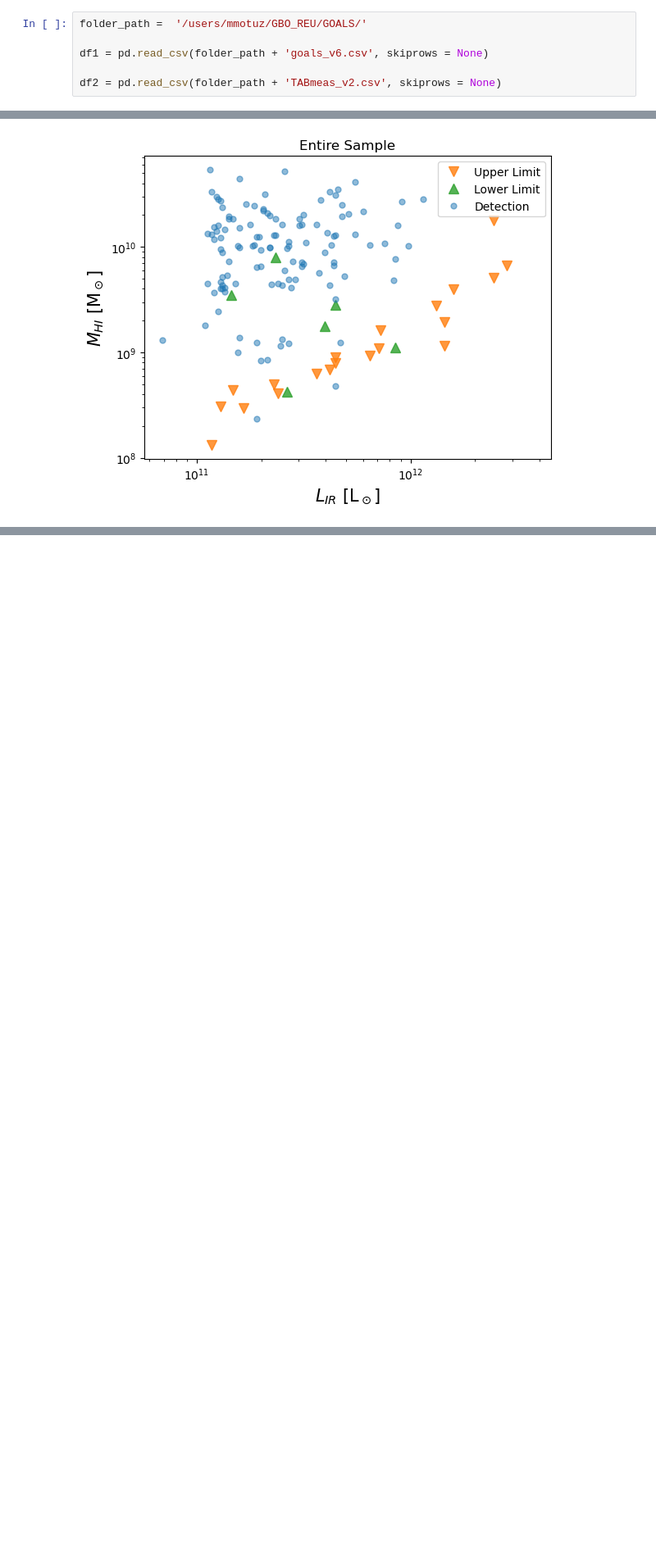
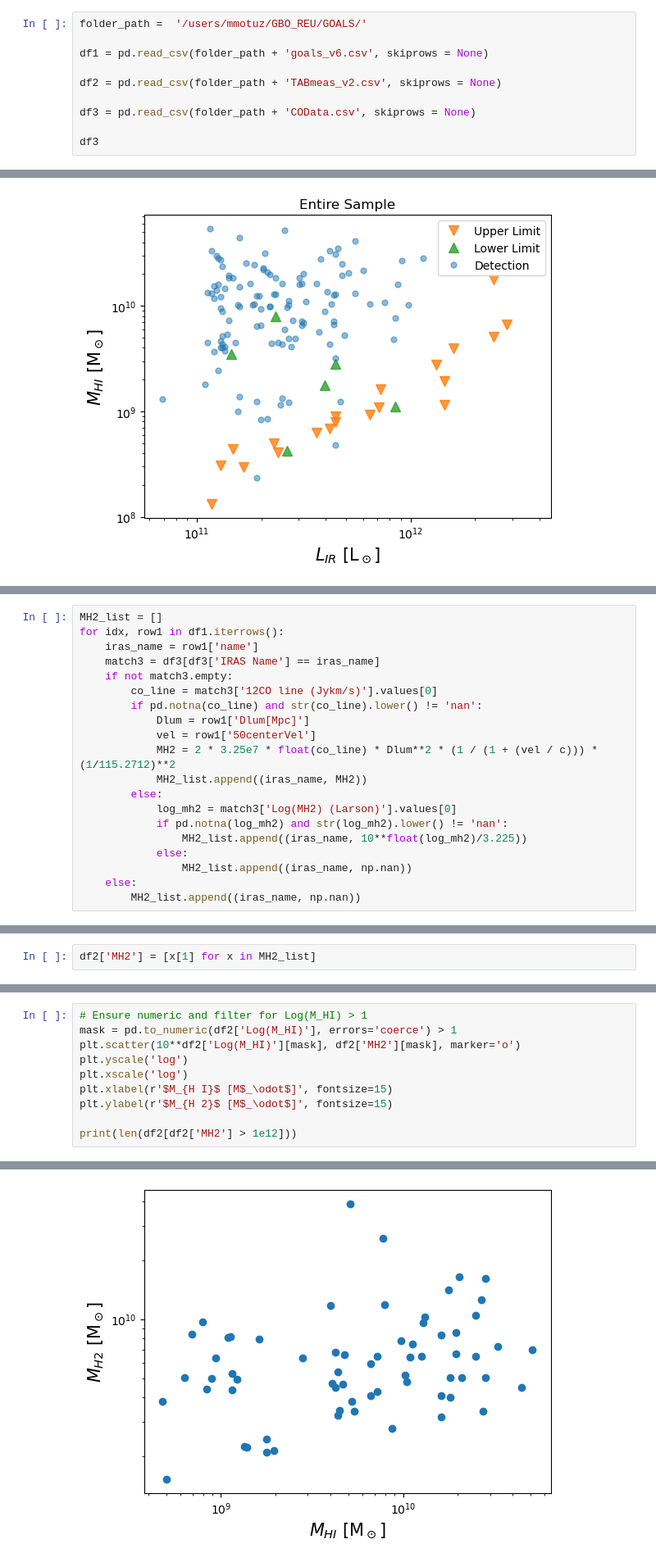
Before and after one commit to MatthewMotuz/GBO_REU, a Jupyter notebook: GOALS/GOALS_v3.ipynb, the cells around one changed output, grey strips where cells are left out. Shown at 82% size. Drawn from its saved outputs; the diff is of its cells as text; blank space fills up the shorter version.

```diff
--- a/GOALS/GOALS_v3.ipynb
+++ b/GOALS/GOALS_v3.ipynb
@@ -14,3 +14,7 @@ folder_path =  '/users/mmotuz/GBO_REU/GOALS/'
 df1 = pd.read_csv(folder_path + 'goals_v6.csv', skiprows = None)
 
 df2 = pd.read_csv(folder_path + 'TABmeas_v2.csv', skiprows = None)
+
+df3 = pd.read_csv(folder_path + 'COData.csv', skiprows = None)
+
+df3
@@ -534,0 +569,20 @@ M_h1 for code 'EM_ABS': [3.46736850e+09 1.77827941e+09 1.12201845e+09 7.94328235
+# %%
+MH2_list = []
+for idx, row1 in df1.iterrows():
+    iras_name = row1['name']
+    match3 = df3[df3['IRAS Name'] == iras_name]
+    if not match3.empty:
+        co_line = match3['12CO line (Jykm/s)'].values[0]
+        if pd.notna(co_line) and str(co_line).lower() != 'nan':
+            Dlum = row1['Dlum[Mpc]']
+            vel = row1['50centerVel']
+            MH2 = 2 * 3.25e7 * float(co_line) * Dlum**2 * (1 / (1 + (vel / c))) * (1/115.2712)**2
+            MH2_list.append((iras_name, MH2))
+        else:
+            log_mh2 = match3['Log(MH2) (Larson)'].values[0]
+            if pd.notna(log_mh2) and str(log_mh2).lower() != 'nan':
+                MH2_list.append((iras_name, 10**float(log_mh2)/3.225))
+            else:
+                MH2_list.append((iras_name, np.nan))
+    else:
+        MH2_list.append((iras_name, np.nan))
@@ -534,0 +593,2 @@ M_h1 for code 'EM_ABS': [3.46736850e+09 1.77827941e+09 1.12201845e+09 7.94328235
+# %%
+df2['MH2'] = [x[1] for x in MH2_list]
@@ -534,0 +615,11 @@ M_h1 for code 'EM_ABS': [3.46736850e+09 1.77827941e+09 1.12201845e+09 7.94328235
+# %%
+# Ensure numeric and filter for Log(M_HI) > 1
+mask = pd.to_numeric(df2['Log(M_HI)'], errors='coerce') > 1
+plt.scatter(10**df2['Log(M_HI)'][mask], df2['MH2'][mask], marker='o')
+plt.yscale('log')
+plt.xscale('log')
+plt.xlabel(r'$M_{H I}$ [M$_\odot$]', fontsize=15)
+plt.ylabel(r'$M_{H 2}$ [M$_\odot$]', fontsize=15)
+
+print(len(df2[df2['MH2'] > 1e12]))
+# %% [output]
@@ -534,0 +627 @@ M_h1 for code 'EM_ABS': [3.46736850e+09 1.77827941e+09 1.12201845e+09 7.94328235
+[figure, added]
```
Also changed, not shown: parts of 8 cells of this notebook, 2 other files.
